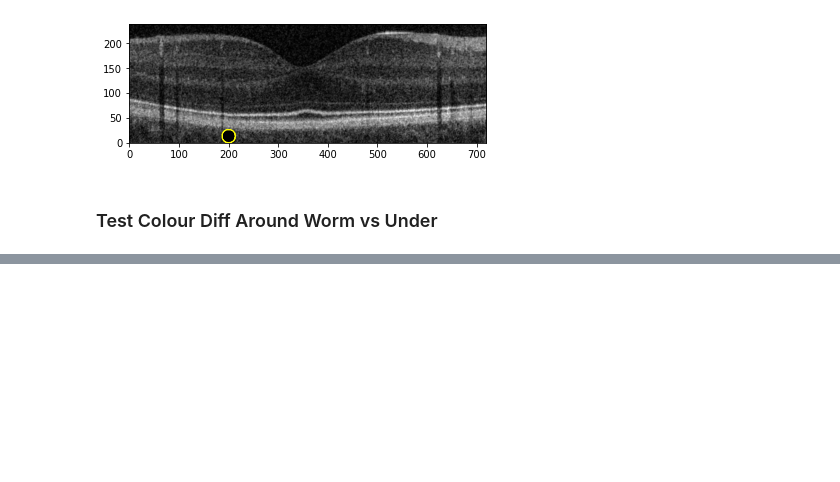
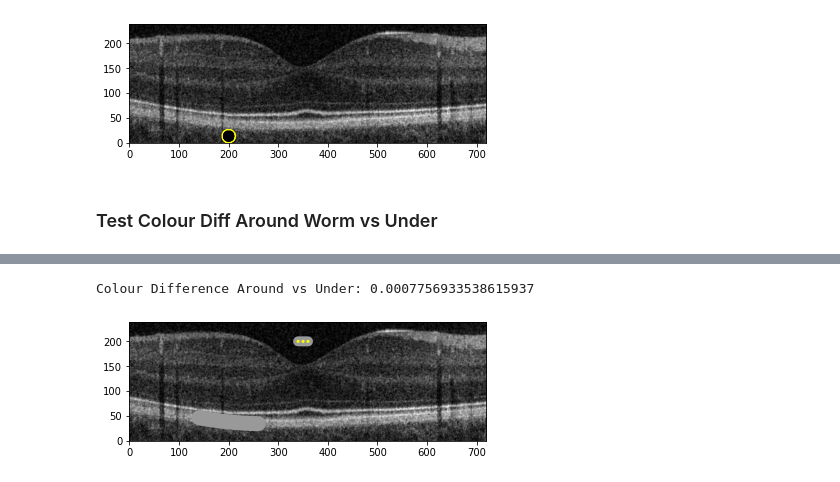
Before and after one commit to evnw/CITS4404-Assignment2, a Jupyter notebook: test_points_around.ipynb, the cells around one changed output, grey strips where cells are left out. Cells and saved outputs as stored; diff of their text form; code cells hidden in the pictures; blank space fills up the shorter version.

```diff
--- a/test_points_around.ipynb
+++ b/test_points_around.ipynb
@@ -51,0 +68,14 @@ drawing.show()
+# %%
+colours_under = worm2.get_colour_under(img)
+colours_around = worm2.get_colour_around(img)
+colour_diff_around = np.abs(np.mean(colours_under) - np.mean(colours_around))
+
+print(f"Colour Difference Around vs Under: {colour_diff_around}")
+
+drawing = Drawing(img)
+drawing.add_worms([worm1, worm2])
+drawing.add_dots(worm2.intermediate_points(3), 2, color="yellow")
+drawing.show()
+# %% [output]
+Colour Difference Around vs Under: 0.0007756933538615937
+[figure, added]
```
Also changed, not shown: parts of 3 cells of this notebook, 1 other file.
